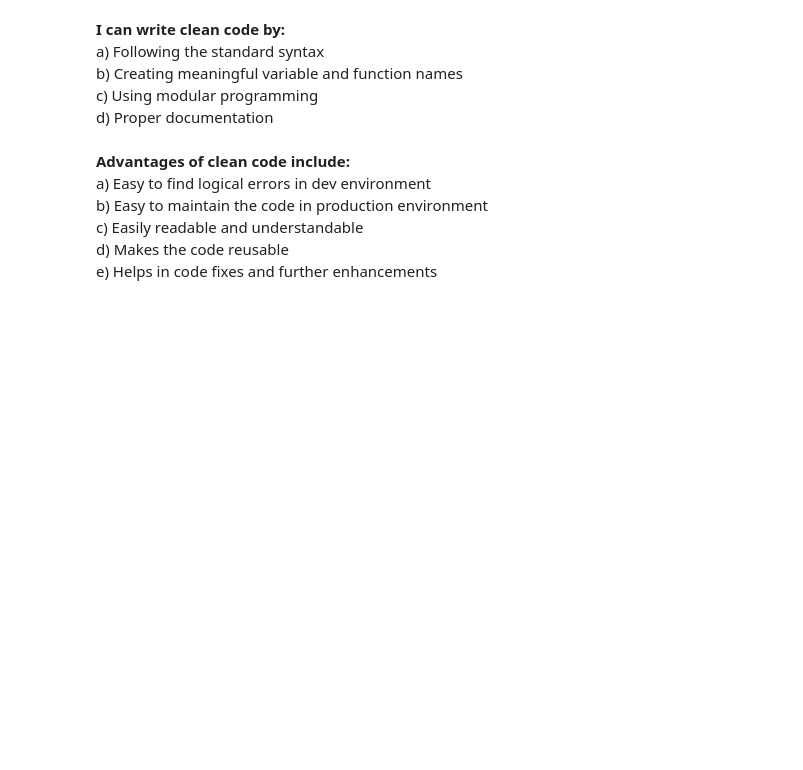
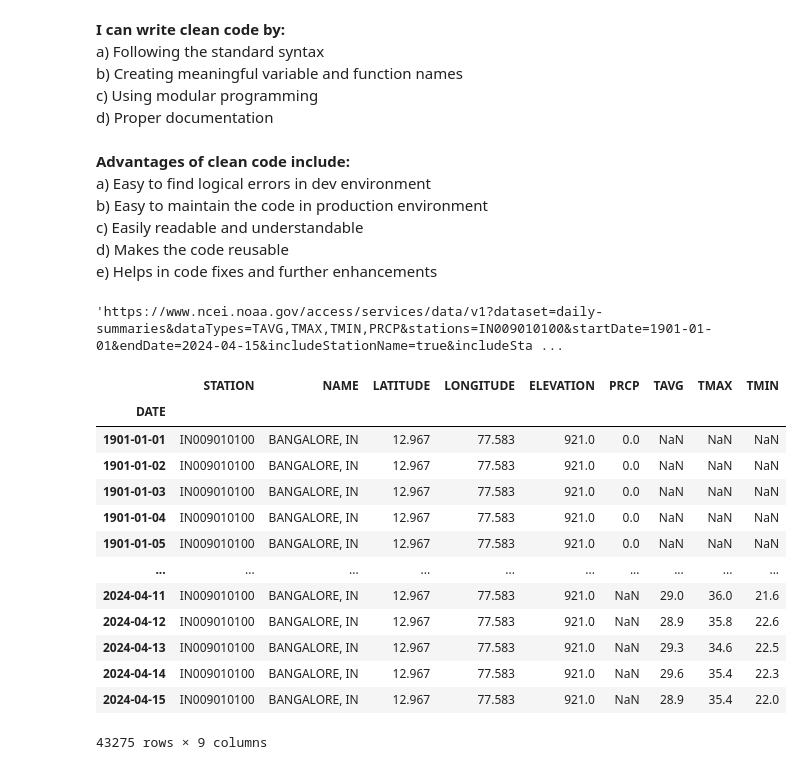
Before and after one commit to cu-esiil-edu/gauravchakrabarty.github.io, a Jupyter notebook: Timeseries_Bangalore.ipynb, the cells around one changed output. Saved outputs shown, nothing was run; the diff lists cells and outputs as text; code cells hidden in the pictures; blank space fills up the shorter version.

```diff
--- a/Timeseries_Bangalore.ipynb
+++ b/Timeseries_Bangalore.ipynb
@@ -23,0 +26,26 @@ e) Helps in code fixes and further enhancements
+# %%
+bng_ind_url = ('https://www.ncei.noaa.gov/access/services/da'
+'ta/v1?dataset=daily-summaries&dataTypes=TAVG,TMAX,TMIN,PRCP&stations=IN009010100&startDate=1901-01-01&endDate=2024-04-15&includeStationName=true&includeStation'
+'Location=1&units=metric')
+bng_ind_url
+# %% [output]
+'https://www.ncei.noaa.gov/access/services/data/v1?dataset=daily-summaries&dataTypes=TAVG,TMAX,TMIN,PRCP&stations=IN009010100&startDate=1901-01-01&endDate=2024-04-15&includeStationName=true&includeSta ...
+# %%
+bgl_ind_df = pd.read_csv(
+  bng_ind_url,index_col='DATE',parse_dates=True,na_values=['NaN'])
+bgl_ind_df
+# %% [output]
+|  | STATION | NAME | LATITUDE | LONGITUDE | ELEVATION | PRCP | TAVG | TMAX | TMIN |
+| DATE |  |  |  |  |  |  |  |  |  |
+| 1901-01-01 | IN009010100 | BANGALORE, IN | 12.967 | 77.583 | 921.0 | 0.0 | NaN | NaN | NaN |
+| 1901-01-02 | IN009010100 | BANGALORE, IN | 12.967 | 77.583 | 921.0 | 0.0 | NaN | NaN | NaN |
+| 1901-01-03 | IN009010100 | BANGALORE, IN | 12.967 | 77.583 | 921.0 | 0.0 | NaN | NaN | NaN |
+| 1901-01-04 | IN009010100 | BANGALORE, IN | 12.967 | 77.583 | 921.0 | 0.0 | NaN | NaN | NaN |
+| 1901-01-05 | IN009010100 | BANGALORE, IN | 12.967 | 77.583 | 921.0 | 0.0 | NaN | NaN | NaN |
+| ... | ... | ... | ... | ... | ... | ... | ... | ... | ... |
+| 2024-04-11 | IN009010100 | BANGALORE, IN | 12.967 | 77.583 | 921.0 | NaN | 29.0 | 36.0 | 21.6 |
+| 2024-04-12 | IN009010100 | BANGALORE, IN | 12.967 | 77.583 | 921.0 | NaN | 28.9 | 35.8 | 22.6 |
+| 2024-04-13 | IN009010100 | BANGALORE, IN | 12.967 | 77.583 | 921.0 | NaN | 29.3 | 34.6 | 22.5 |
+| 2024-04-14 | IN009010100 | BANGALORE, IN | 12.967 | 77.583 | 921.0 | NaN | 29.6 | 35.4 | 22.3 |
+| 2024-04-15 | IN009010100 | BANGALORE, IN | 12.967 | 77.583 | 921.0 | NaN | 28.9 | 35.4 | 22.0 |
+43275 rows × 9 columns
```
Also changed, not shown: parts of 3 cells of this notebook.
